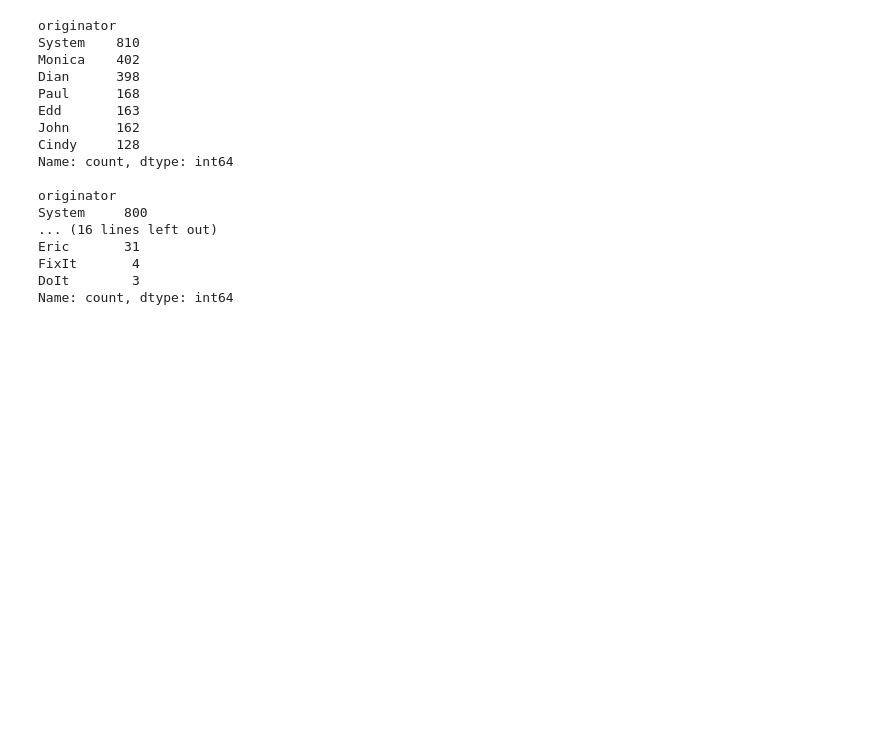
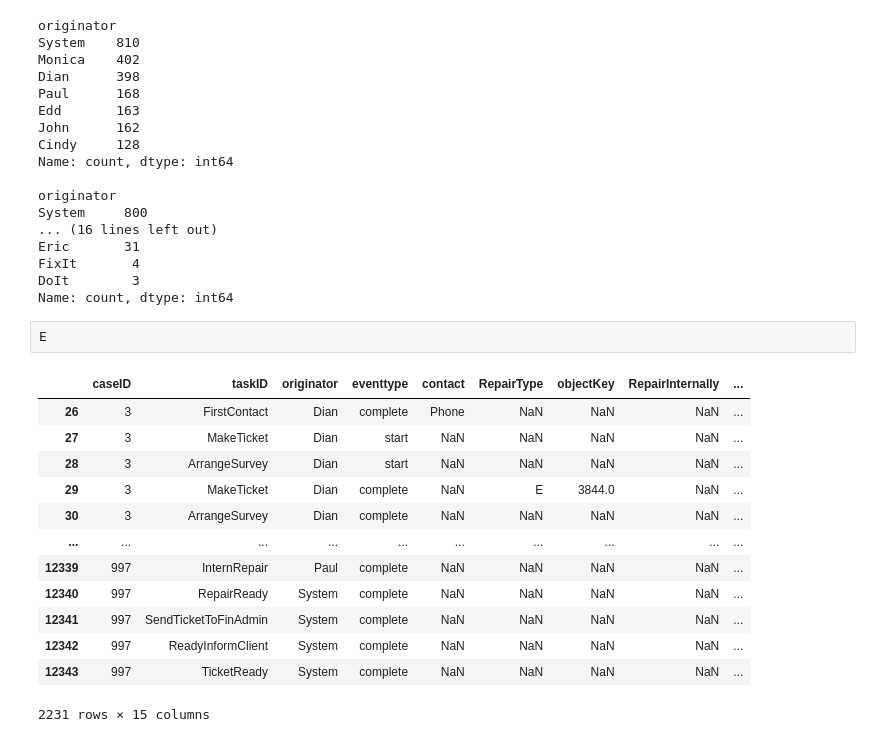
Before and after one commit to joo9810/Study, a Jupyter notebook: test.ipynb, the cells around one changed output. Cells and saved outputs as stored; diff of their text form; blank space fills up the shorter version.

```diff
--- a/test.ipynb
+++ b/test.ipynb
@@ -844,3 +878,19 @@ Eric       31
 FixIt       4
 DoIt        3
 Name: count, dtype: int64
+# %%
+E
+# %% [output]
+|  | caseID | taskID | originator | eventtype | contact | RepairType | objectKey | RepairInternally | ... |
+| 26 | 3 | FirstContact | Dian | complete | Phone | NaN | NaN | NaN | ... |
+| 27 | 3 | MakeTicket | Dian | start | NaN | NaN | NaN | NaN | ... |
+| 28 | 3 | ArrangeSurvey | Dian | start | NaN | NaN | NaN | NaN | ... |
+| 29 | 3 | MakeTicket | Dian | complete | NaN | E | 3844.0 | NaN | ... |
+| 30 | 3 | ArrangeSurvey | Dian | complete | NaN | NaN | NaN | NaN | ... |
+| ... | ... | ... | ... | ... | ... | ... | ... | ... | ... |
+| 12339 | 997 | InternRepair | Paul | complete | NaN | NaN | NaN | NaN | ... |
+| 12340 | 997 | RepairReady | System | complete | NaN | NaN | NaN | NaN | ... |
+| 12341 | 997 | SendTicketToFinAdmin | System | complete | NaN | NaN | NaN | NaN | ... |
+| 12342 | 997 | ReadyInformClient | System | complete | NaN | NaN | NaN | NaN | ... |
+| 12343 | 997 | TicketReady | System | complete | NaN | NaN | NaN | NaN | ... |
+2231 rows × 15 columns
```
Also changed, not shown: parts of 16 cells of this notebook.
